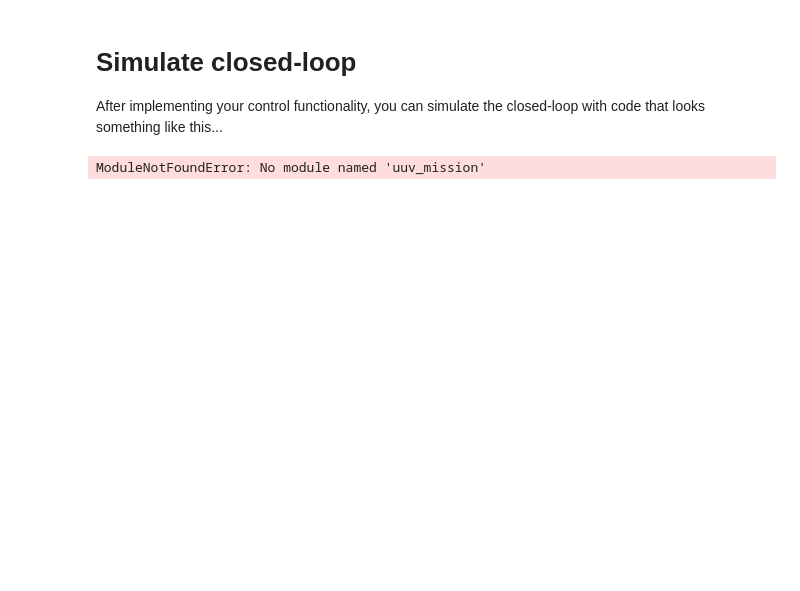
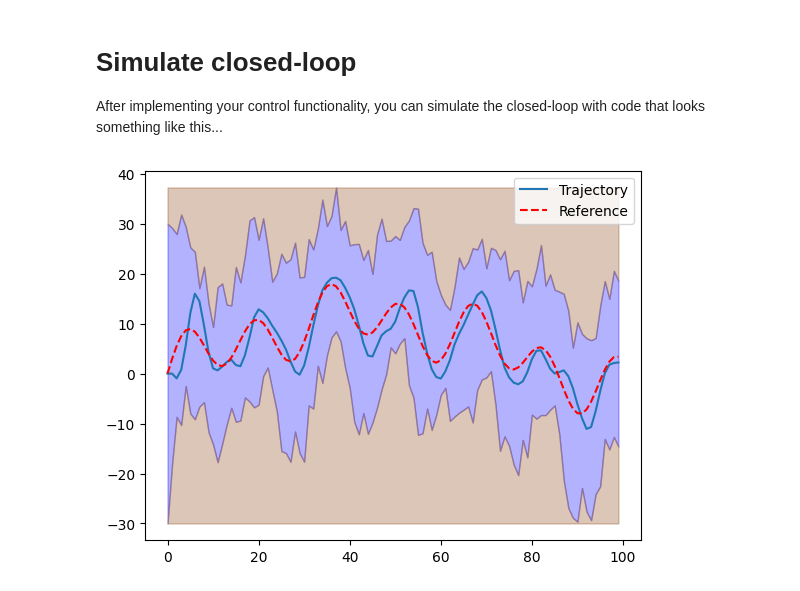
Before and after one commit to carbon-comet/b1-coding-practical, a Jupyter notebook: notebooks/demo.ipynb, the cells around one changed output. Cells and saved outputs as stored; diff of their text form; code cells hidden in the pictures; blank space fills up the shorter version.

Commit message:
Working controller!

```diff
--- a/notebooks/demo.ipynb
+++ b/notebooks/demo.ipynb
@@ -14,14 +14,16 @@ After implementing your control functionality, you can simulate the closed-loop
 # %%
 # Import relevant modules
 
 from uuv_mission.dynamic import Submarine, ClosedLoop, Mission
+from uuv_mission.control import pd_controller as controller
 
 sub = Submarine()
 # Instantiate your controller (depending on your implementation)
 closed_loop = ClosedLoop(sub, controller)
-mission = Mission.from_csv("data/mission.csv") # You must implement this method in the Mission class
+mission = Mission.from_csv("/Users/oliverzhou/Library/CloudStorage/OneDrive-Nexus365/Engineering/B1 Engineering Computation/1. Scientific Coding/scientific_coding_practical/b1-coding-practical/data/mission.csv")
+# Absolute file path used to access the csv file to ensure no mistakes
 
 trajectory = closed_loop.simulate_with_random_disturbances(mission)
 trajectory.plot_completed_mission(mission)
 # %% [output]
-ModuleNotFoundError: No module named 'uuv_mission'
+[figure, added]
```
Also changed, not shown: parts of 1 cell of this notebook.
